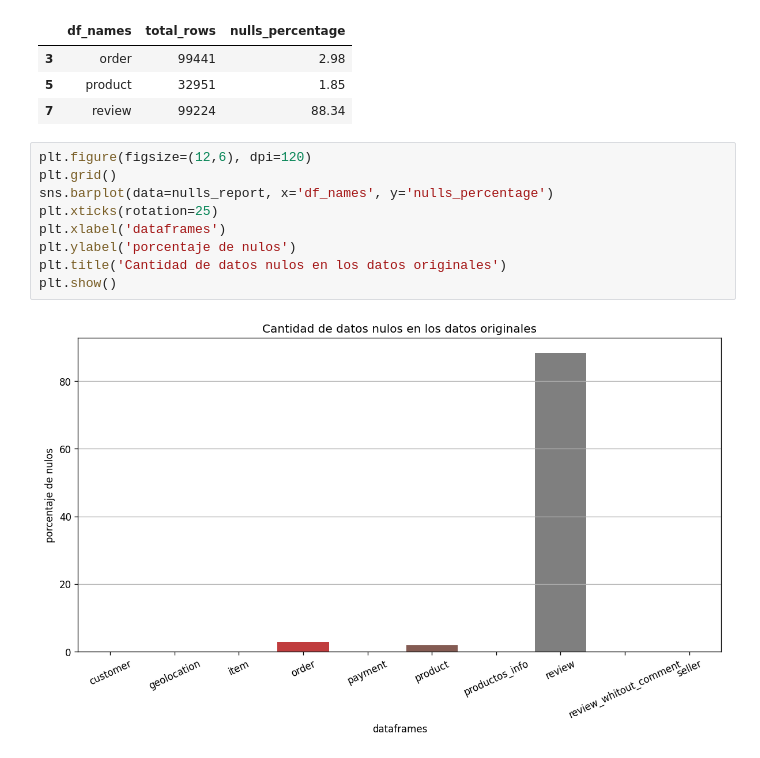
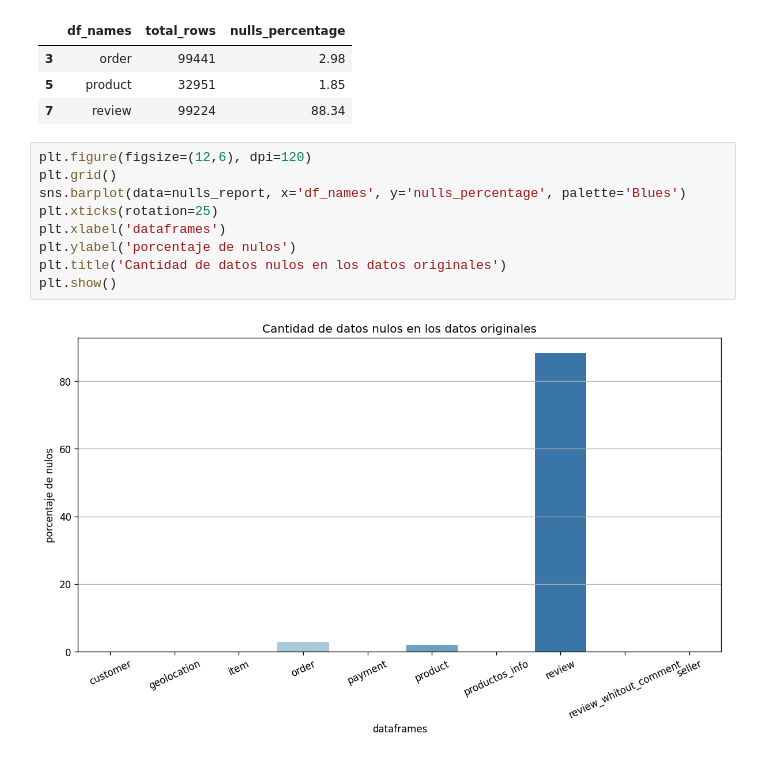
Before and after one commit to Grupo-10-DS/Data_Olist, a Jupyter notebook: data_quality.ipynb, the cells around one changed output. Drawn from its saved outputs; the diff is of its cells as text.

```diff
--- a/data_quality.ipynb
+++ b/data_quality.ipynb
@@ -101,14 +101,14 @@ only_nulls
 # %%
 plt.figure(figsize=(12,6), dpi=120)
 plt.grid()
-sns.barplot(data=nulls_report, x='df_names', y='nulls_percentage')
+sns.barplot(data=nulls_report, x='df_names', y='nulls_percentage', palette='Blues')
 plt.xticks(rotation=25)
 plt.xlabel('dataframes')
 plt.ylabel('porcentaje de nulos')
 plt.title('Cantidad de datos nulos en los datos originales')
 plt.show()
 # %% [output]
-[figure, old version]
+[figure, new version]
 # %%
 plt.figure(figsize=(6,6), dpi=120)
 plt.grid()
```
Also changed, not shown: parts of 10 cells of this notebook, 8 other files.
